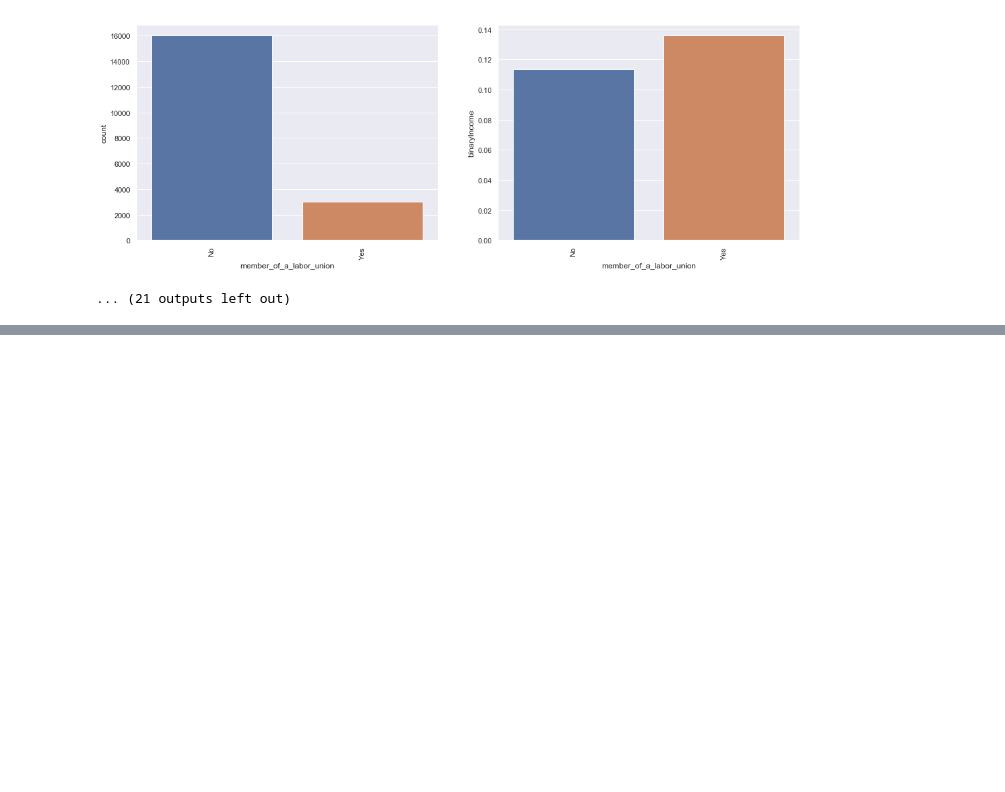
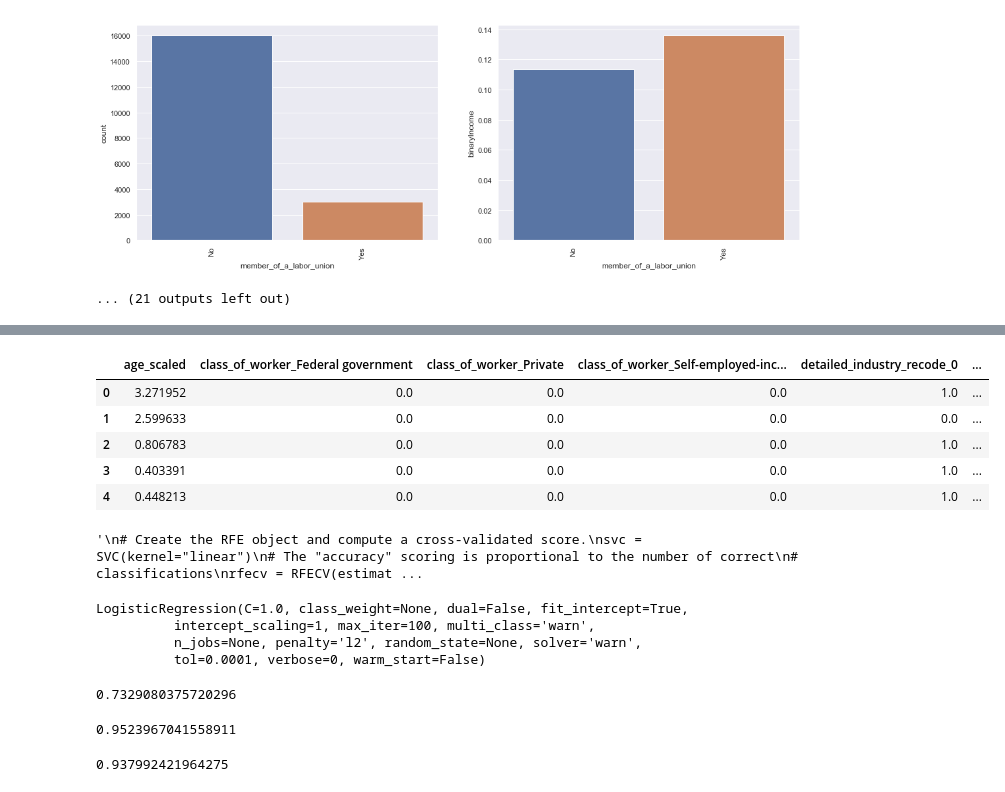
Before and after one commit to AdamJelley/US-Census-Income-Modelling, a Jupyter notebook: US_CensusIncomeModelling.ipynb, the cells around one changed output, grey strips where cells are left out. Drawn from its saved outputs; the diff is of its cells as text; code cells hidden in the pictures; blank space fills up the shorter version.

```diff
--- a/US_CensusIncomeModelling.ipynb
+++ b/US_CensusIncomeModelling.ipynb
@@ -187,0 +274,66 @@ for i, col in enumerate(us_census_train.select_dtypes(['int64'])):
+# %%
+skb = SelectPercentile(score_func = chi2, percentile=10)
+X_train_reduced = skb.fit_transform(X_train, y_train)
+
+mask = skb.get_support() #list of booleans
+new_features = [] # The list of your K best features
+
+for bool, feature in zip(mask, X_train.columns):
+    if bool:
+        new_features.append(feature)
+
+X_train_reduced = pd.DataFrame(X_train_reduced, columns = new_features)
+X_test_reduced = X_test.loc[:,new_features]
+X_train_reduced.head()
+# %% [output]
+|  | age_scaled | class_of_worker_Federal government | class_of_worker_Private | class_of_worker_Self-employed-inc... | detailed_industry_recode_0 | ... |
+| 0 | 3.271952 | 0.0 | 0.0 | 0.0 | 1.0 | ... |
+| 1 | 2.599633 | 0.0 | 0.0 | 0.0 | 0.0 | ... |
+| 2 | 0.806783 | 0.0 | 0.0 | 0.0 | 1.0 | ... |
+| 3 | 0.403391 | 0.0 | 0.0 | 0.0 | 1.0 | ... |
+| 4 | 0.448213 | 0.0 | 0.0 | 0.0 | 1.0 | ... |
+# %%
+"""
+# Create the RFE object and compute a cross-validated score.
+svc = SVC(kernel="linear")
+# The "accuracy" scoring is proportional to the number of correct
+# classifications
+rfecv = RFECV(estimator=svc, step=1, cv=StratifiedKFold(2),
+              scoring='accuracy')
+rfecv.fit(X_train_reduced, y_train)
+
+print("Optimal number of features : %d" % rfecv.n_features_)
+
+# Plot number of features VS. cross-validation scores
+plt.figure()
+plt.xlabel("Number of features selected")
+plt.ylabel("Cross validation score (nb of correct classifications)")
+plt.plot(range(1, len(rfecv.grid_scores_) + 1), rfecv.grid_scores_)
+plt.show()
+"""
+# %% [output]
+'\n# Create the RFE object and compute a cross-validated score.\nsvc = SVC(kernel="linear")\n# The "accuracy" scoring is proportional to the number of correct\n# classifications\nrfecv = RFECV(estimat ...
+# %%
+logReg = LogisticRegression()
+logReg.fit(X_train_reduced, y_train)
+# %% [output]
+LogisticRegression(C=1.0, class_weight=None, dual=False, fit_intercept=True,
+          intercept_scaling=1, max_iter=100, multi_class='warn',
+          n_jobs=None, penalty='l2', random_state=None, solver='warn',
+          tol=0.0001, verbose=0, warm_start=False)
+# %%
+#CV_accuracy = np.mean(cross_val_score(logReg, X_train_reduced, y_train, cv=5))
+CV_F1 = np.mean(cross_val_score(logReg, X_train_reduced, y_train, cv=5, scoring = 'f1_macro'))
+CV_F1
+# %% [output]
+0.7329080375720296
+# %%
+# Calcuate prediction accuracy
+y_pred_logReg = logReg.predict(X_test_reduced)
+print(accuracy_score(y_test, y_pred_logReg))
+# %% [output]
+0.9523967041558911
+# %%
+(len(y_test)-sum(y_test))/len(y_test)
+# %% [output]
+0.937992421964275
```
Also changed, not shown: parts of 16 cells of this notebook.
